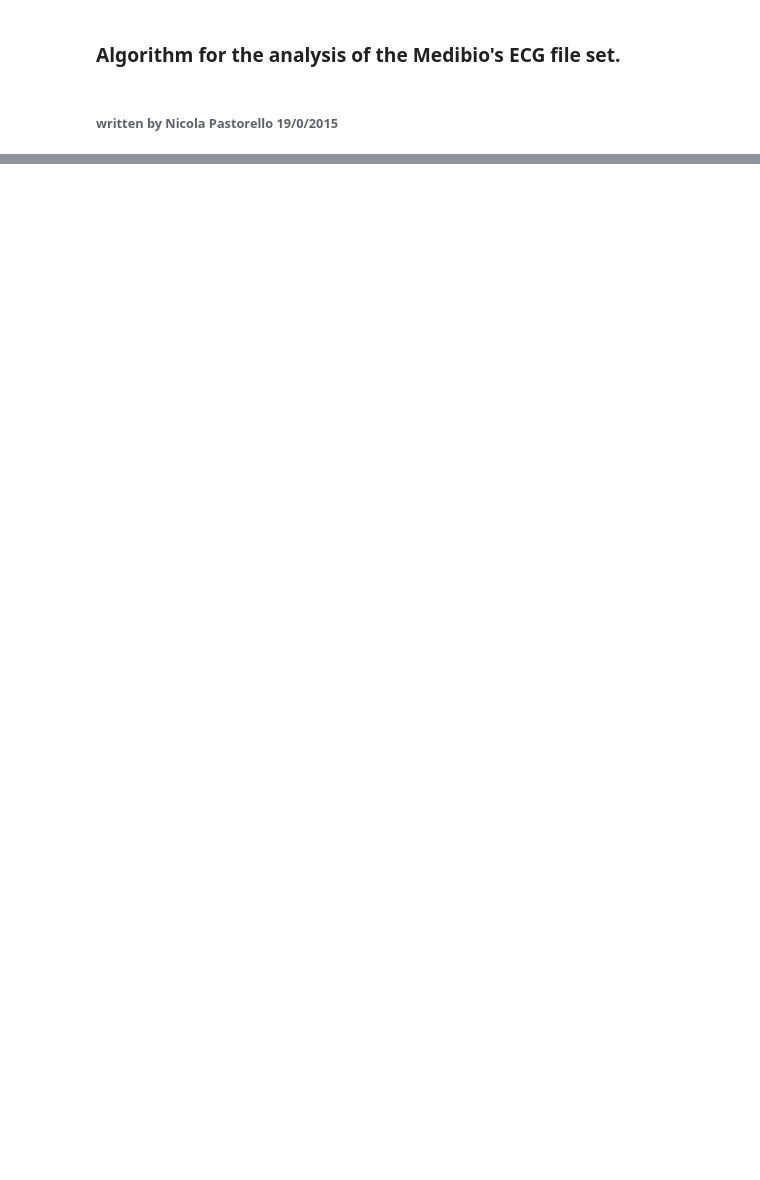
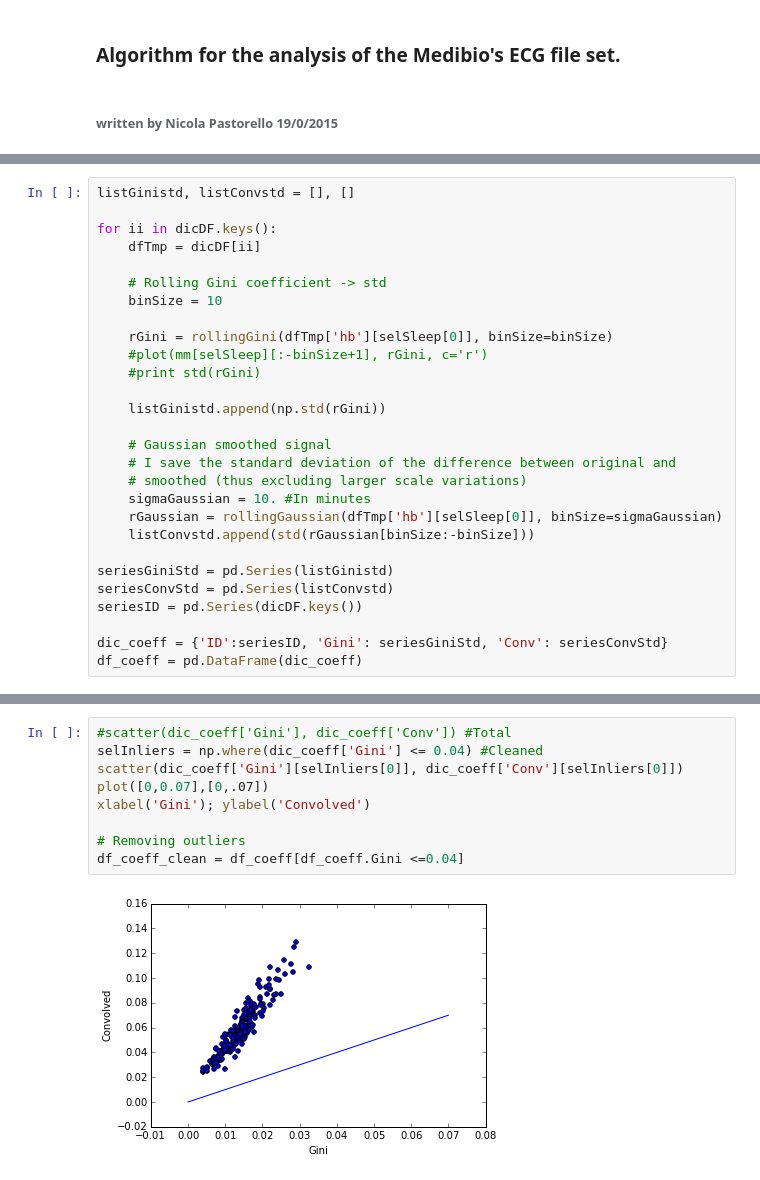
Before and after one commit to pastorenick/StressTest, a Jupyter notebook: Stress_analysis_dataAnalysis.ipynb, the cells around one changed output, grey strips where cells are left out. Cells and saved outputs as stored; diff of their text form; blank space fills up the shorter version.

```diff
--- a/Stress_analysis_dataAnalysis.ipynb
+++ b/Stress_analysis_dataAnalysis.ipynb
@@ -52,0 +126,28 @@ fileIn.close()
+# %%
+listGinistd, listConvstd = [], []
+
+for ii in dicDF.keys():
+    dfTmp = dicDF[ii]
+
+    # Rolling Gini coefficient -> std
+    binSize = 10
+
+    rGini = rollingGini(dfTmp['hb'][selSleep[0]], binSize=binSize)
+    #plot(mm[selSleep][:-binSize+1], rGini, c='r')
+    #print std(rGini)
+
+    listGinistd.append(np.std(rGini))
+
+    # Gaussian smoothed signal
+    # I save the standard deviation of the difference between original and
+    # smoothed (thus excluding larger scale variations)
+    sigmaGaussian = 10. #In minutes
+    rGaussian = rollingGaussian(dfTmp['hb'][selSleep[0]], binSize=sigmaGaussian)
+    listConvstd.append(std(rGaussian[binSize:-binSize]))
+
+seriesGiniStd = pd.Series(listGinistd)
+seriesConvStd = pd.Series(listConvstd)
+seriesID = pd.Series(dicDF.keys())
+
+dic_coeff = {'ID':seriesID, 'Gini': seriesGiniStd, 'Conv': seriesConvStd}
+df_coeff = pd.DataFrame(dic_coeff)
@@ -52,0 +174,11 @@ fileIn.close()
+# %%
+#scatter(dic_coeff['Gini'], dic_coeff['Conv']) #Total
+selInliers = np.where(dic_coeff['Gini'] <= 0.04) #Cleaned
+scatter(dic_coeff['Gini'][selInliers[0]], dic_coeff['Conv'][selInliers[0]])
+plot([0,0.07],[0,.07])
+xlabel('Gini'); ylabel('Convolved')
+
+# Removing outliers
+df_coeff_clean = df_coeff[df_coeff.Gini <=0.04]
+# %% [output]
+[figure, added]
```
Also changed, not shown: parts of 20 cells of this notebook, 2 other files.
